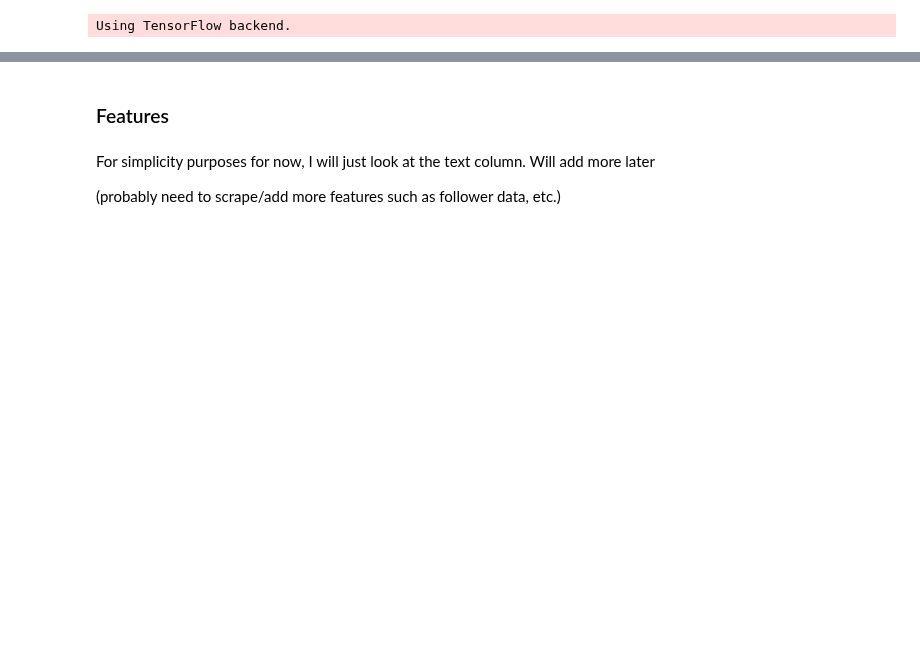
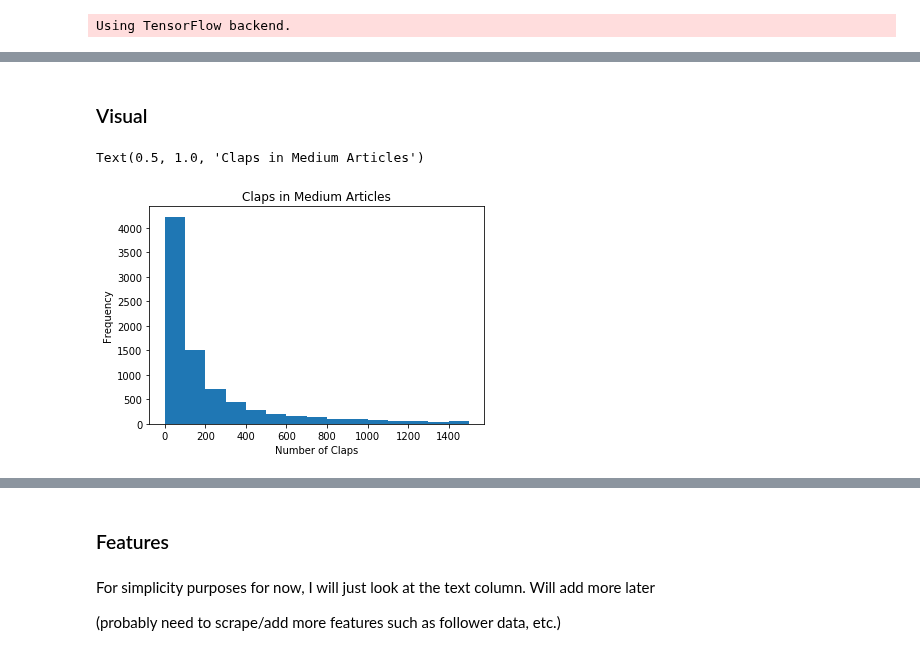
Before and after one commit to Jesse-mk/Medium_Analytics, a Jupyter notebook: jenna/Test Notebook for Clap Predictor-Copy1.ipynb, the cells around one changed output, grey strips where cells are left out. Cells and saved outputs as stored; diff of their text form; code cells hidden in the pictures; blank space fills up the shorter version.

```diff
--- a/jenna/Test Notebook for Clap Predictor-Copy1.ipynb
+++ b/jenna/Test Notebook for Clap Predictor-Copy1.ipynb
@@ -35,0 +72,48 @@ tech = tech.dropna() #drop null rows
+# %% [markdown]
+### Visual
+# %%
+# cleaning - making all claps into integer value
+
+def convert_to_number(x):
+    total_stars = 0
+    if 'K' in x:
+        if len(x) > 1:
+            try:
+                total_stars = float(x.replace('K', '')) * 1000 # convert k to a thousand
+            except:
+                return None
+    else:
+        try:
+            total_stars = int(x) # Less than 1000
+        except ValueError:
+            return None
+    return int(total_stars)
+
+tech['claps'] = tech['claps'].apply(convert_to_number)
+tech = tech.dropna()
+sports['claps'] = sports['claps'].apply(convert_to_number)
+sports = sports.dropna()
+# %%
+tech = tech.loc[:, ['claps', 'text']]
+politics = politics.loc[:,['claps', 'text']]
+sports = sports.loc[:,['claps', 'text']]
+money = money.loc[:,['claps', 'text']]
+# %%
+df = tech.append(politics, ignore_index = True)
+df = df.append(sports, ignore_index = True)
+df = df.append(money, ignore_index = True)
+# %%
+lst = []
+for i in range(0, 1600, 100):
+    lst.append(i)
+
+
+
+
+plt.hist(df['claps'], bins = lst)
+plt.xlabel('Number of Claps')
+plt.ylabel('Frequency')
+plt.title('Claps in Medium Articles')
+# %% [output]
+Text(0.5, 1.0, 'Claps in Medium Articles')
+[figure, added]
```
Also changed, not shown: parts of 24 cells of this notebook.
